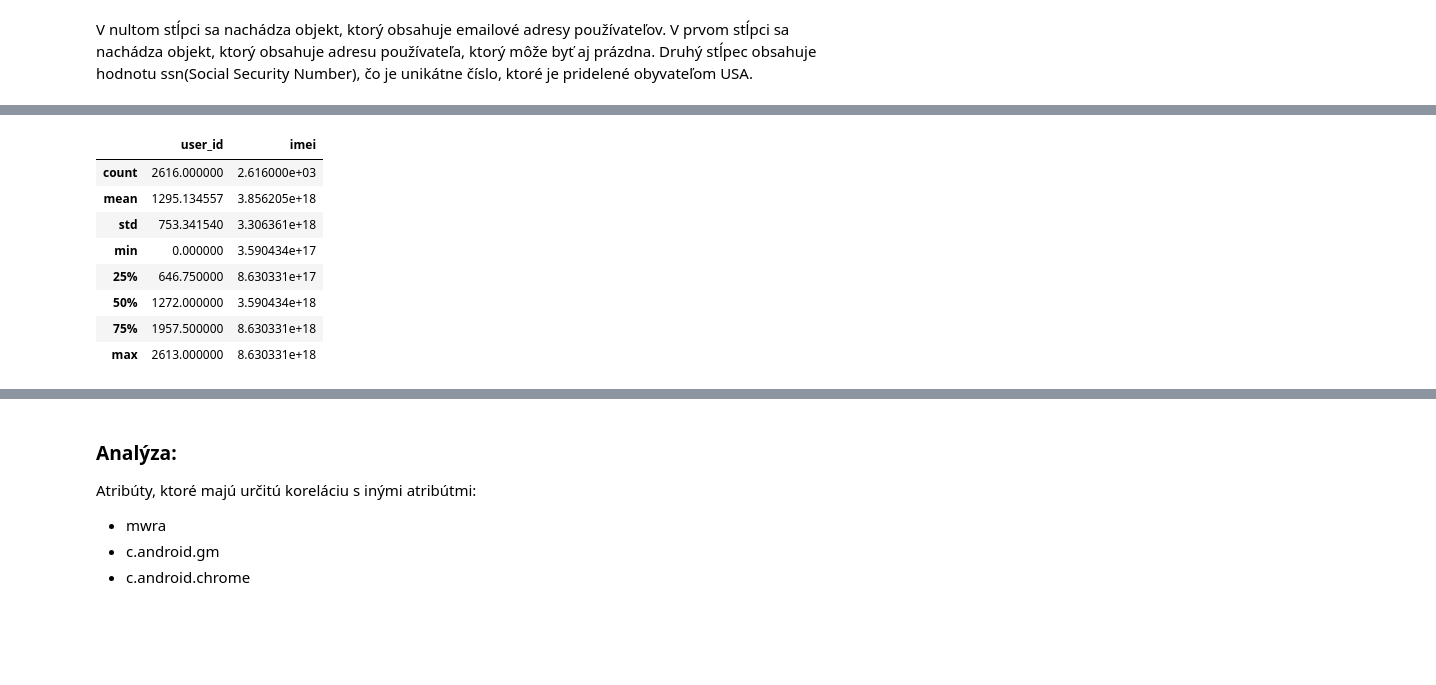
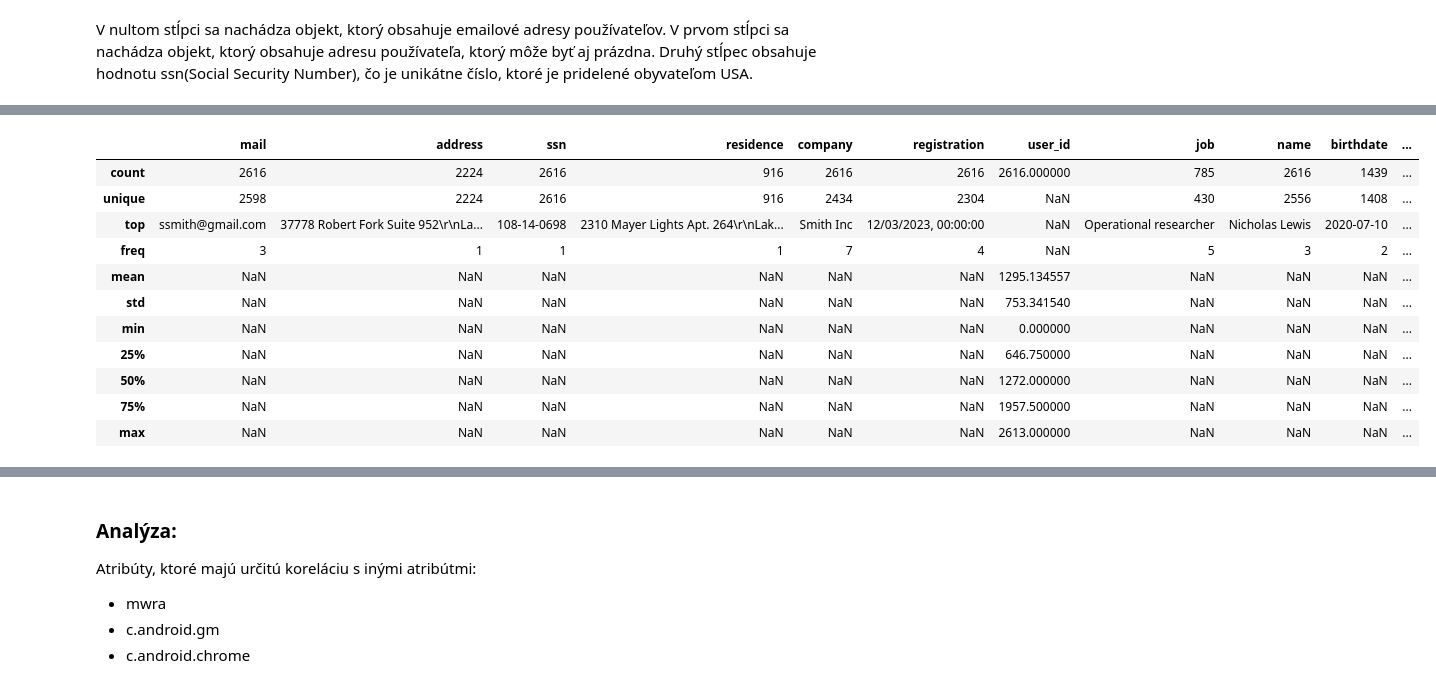
Before and after one commit to RikoAppDev/iau-course-assignments, a Jupyter notebook: zadanie.ipynb, the cells around one changed output, grey strips where cells are left out. Cells and saved outputs as stored; diff of their text form; code cells hidden in the pictures; blank space fills up the shorter version.

```diff
--- a/zadanie.ipynb
+++ b/zadanie.ipynb
@@ -311,12 +404,15 @@ V nultom stĺpci sa nachádza objekt, ktorý obsahuje emailové adresy používa
 # %%
-profiles.describe()
+profiles.describe(include='all')
 # %% [output]
-|  | user_id | imei |
-| count | 2616.000000 | 2.616000e+03 |
-| mean | 1295.134557 | 3.856205e+18 |
-| std | 753.341540 | 3.306361e+18 |
-| min | 0.000000 | 3.590434e+17 |
-| 25% | 646.750000 | 8.630331e+17 |
-| 50% | 1272.000000 | 3.590434e+18 |
-| 75% | 1957.500000 | 8.630331e+18 |
-| max | 2613.000000 | 8.630331e+18 |
+|  | mail | address | ssn | residence | company | registration | user_id | job | name | birthdate | ... |
+| count | 2616 | 2224 | 2616 | 916 | 2616 | 2616 | 2616.000000 | 785 | 2616 | 1439 | ... |
+| unique | 2598 | 2224 | 2616 | 916 | 2434 | 2304 | NaN | 430 | 2556 | 1408 | ... |
+| top | ssmith@gmail.com | 37778 Robert Fork Suite 952\r\nLa... | 108-14-0698 | 2310 Mayer Lights Apt. 264\r\nLak... | Smith Inc | 12/03/2023, 00:00:00 | NaN | Operational researcher | Nicholas Lewis | 2020-07-10 | ... |
+| freq | 3 | 1 | 1 | 1 | 7 | 4 | NaN | 5 | 3 | 2 | ... |
+| mean | NaN | NaN | NaN | NaN | NaN | NaN | 1295.134557 | NaN | NaN | NaN | ... |
+| std | NaN | NaN | NaN | NaN | NaN | NaN | 753.341540 | NaN | NaN | NaN | ... |
+| min | NaN | NaN | NaN | NaN | NaN | NaN | 0.000000 | NaN | NaN | NaN | ... |
+| 25% | NaN | NaN | NaN | NaN | NaN | NaN | 646.750000 | NaN | NaN | NaN | ... |
+| 50% | NaN | NaN | NaN | NaN | NaN | NaN | 1272.000000 | NaN | NaN | NaN | ... |
+| 75% | NaN | NaN | NaN | NaN | NaN | NaN | 1957.500000 | NaN | NaN | NaN | ... |
+| max | NaN | NaN | NaN | NaN | NaN | NaN | 2613.000000 | NaN | NaN | NaN | ... |
```
Also changed, not shown: parts of 37 cells of this notebook.
